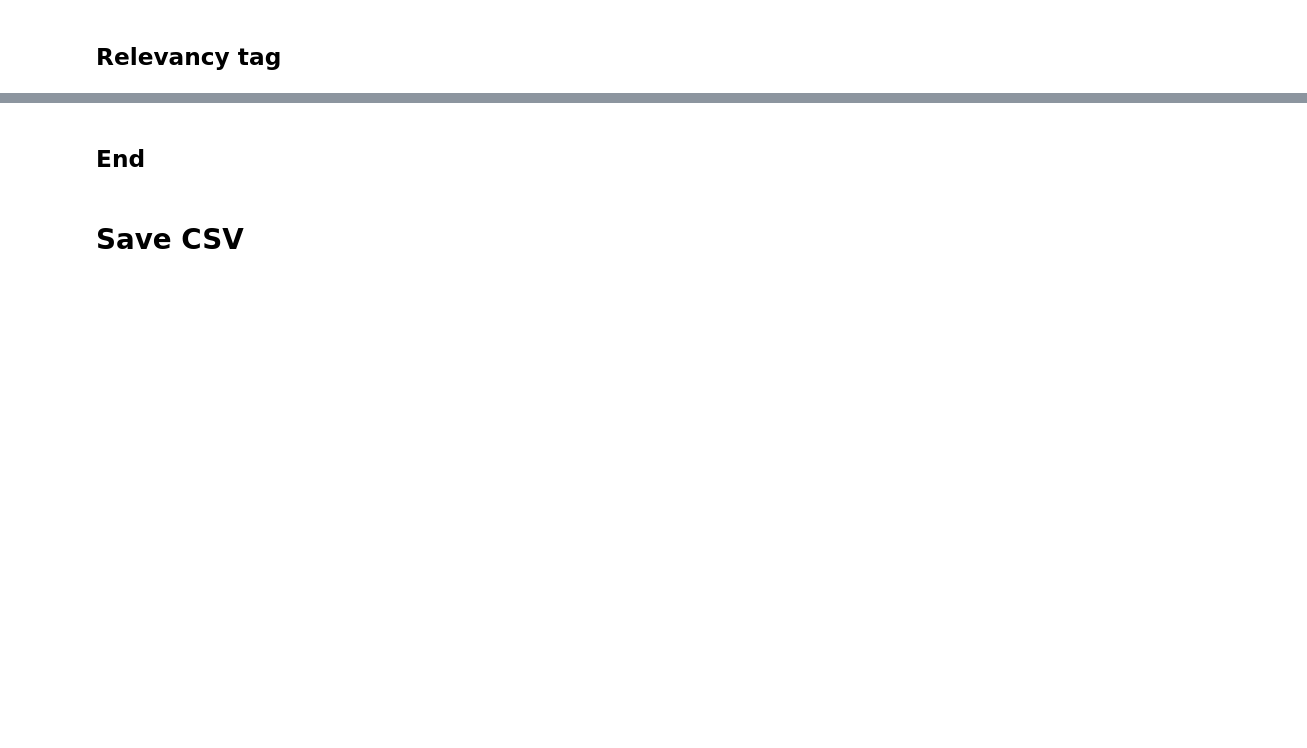
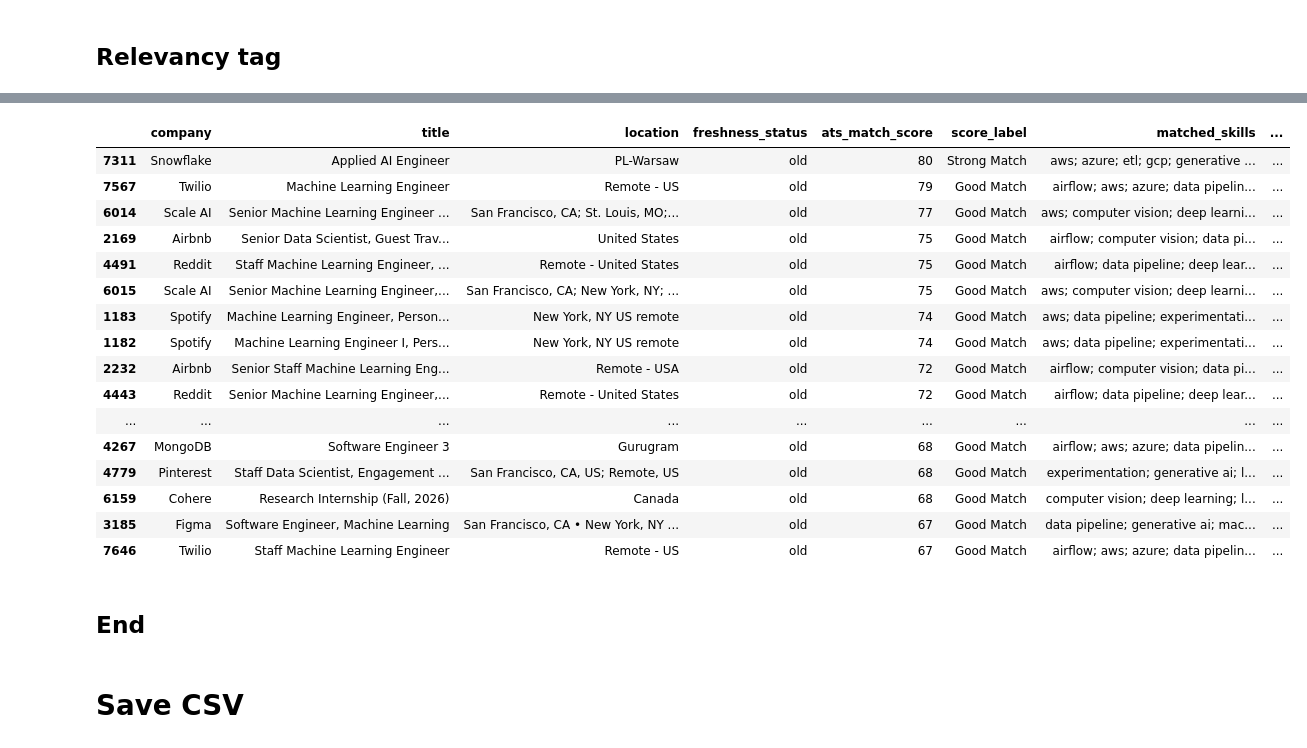
Before and after one commit to surabhi1914/JobScout_AI, a Jupyter notebook: notebooks/03_scoring_agent.ipynb, the cells around one changed output, grey strips where cells are left out. Drawn from its saved outputs; the diff is of its cells as text; code cells hidden in the pictures; blank space fills up the shorter version.

```diff
--- a/notebooks/03_scoring_agent.ipynb
+++ b/notebooks/03_scoring_agent.ipynb
@@ -623,3 +720,35 @@ strong_matches_df[
+# %%
+jobs_df[
+    [
+        "company",
+        "title",
+        "location",
+        "freshness_status",
+        "ats_match_score",
+        "score_label",
+        "matched_skills",
+        "seniority_flags",
+        "job_url"
+    ]
+].sort_values("ats_match_score", ascending=False).head(25)
+# %% [output]
+|  | company | title | location | freshness_status | ats_match_score | score_label | matched_skills | ... |
+| 7311 | Snowflake | Applied AI Engineer | PL-Warsaw | old | 80 | Strong Match | aws; azure; etl; gcp; generative ... | ... |
+| 7567 | Twilio | Machine Learning Engineer | Remote - US | old | 79 | Good Match | airflow; aws; azure; data pipelin... | ... |
+| 6014 | Scale AI | Senior Machine Learning Engineer ... | San Francisco, CA; St. Louis, MO;... | old | 77 | Good Match | aws; computer vision; deep learni... | ... |
+| 2169 | Airbnb | Senior Data Scientist, Guest Trav... | United States | old | 75 | Good Match | airflow; computer vision; data pi... | ... |
+| 4491 | Reddit | Staff Machine Learning Engineer, ... | Remote - United States | old | 75 | Good Match | airflow; data pipeline; deep lear... | ... |
+| 6015 | Scale AI | Senior Machine Learning Engineer,... | San Francisco, CA; New York, NY; ... | old | 75 | Good Match | aws; computer vision; deep learni... | ... |
+| 1183 | Spotify | Machine Learning Engineer, Person... | New York, NY US remote | old | 74 | Good Match | aws; data pipeline; experimentati... | ... |
+| 1182 | Spotify | Machine Learning Engineer I, Pers... | New York, NY US remote | old | 74 | Good Match | aws; data pipeline; experimentati... | ... |
+| 2232 | Airbnb | Senior Staff Machine Learning Eng... | Remote - USA | old | 72 | Good Match | airflow; computer vision; data pi... | ... |
+| 4443 | Reddit | Senior Machine Learning Engineer,... | Remote - United States | old | 72 | Good Match | airflow; data pipeline; deep lear... | ... |
+| ... | ... | ... | ... | ... | ... | ... | ... | ... |
+| 4267 | MongoDB | Software Engineer 3 | Gurugram | old | 68 | Good Match | airflow; aws; azure; data pipelin... | ... |
+| 4779 | Pinterest | Staff Data Scientist, Engagement ... | San Francisco, CA, US; Remote, US | old | 68 | Good Match | experimentation; generative ai; l... | ... |
+| 6159 | Cohere | Research Internship (Fall, 2026) | Canada | old | 68 | Good Match | computer vision; deep learning; l... | ... |
+| 3185 | Figma | Software Engineer, Machine Learning | San Francisco, CA • New York, NY ... | old | 67 | Good Match | data pipeline; generative ai; mac... | ... |
+| 7646 | Twilio | Staff Machine Learning Engineer | Remote - US | old | 67 | Good Match | airflow; aws; azure; data pipelin... | ... |
 # %% [markdown]
 ## End
 # %% [markdown]
```
Also changed, not shown: parts of 18 cells of this notebook, 16 other files.
